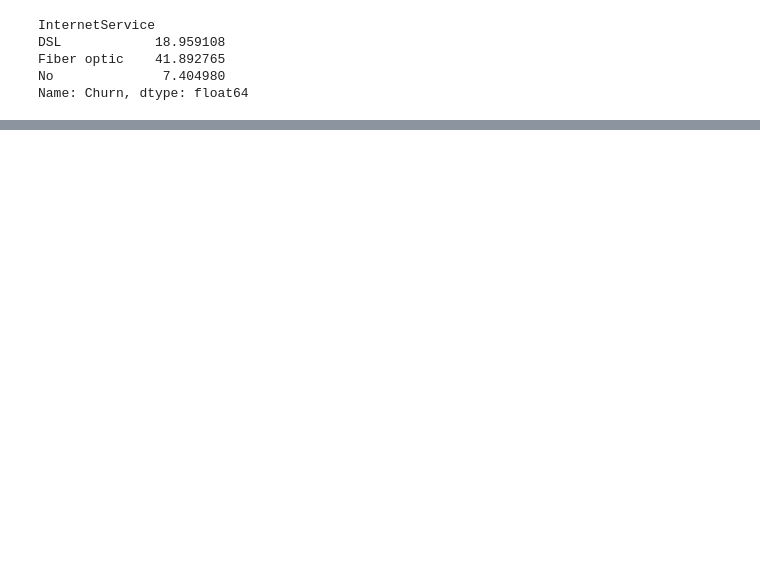
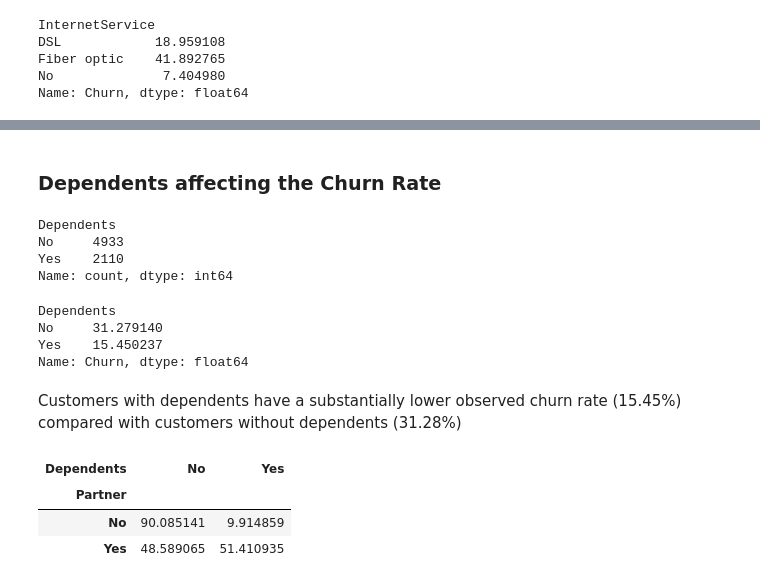
Before and after one commit to Aka101010/mlops-ml-project, a Jupyter notebook: 01_eda.ipynb, the cells around one changed output, grey strips where cells are left out. Drawn from its saved outputs; the diff is of its cells as text; code cells hidden in the pictures; blank space fills up the shorter version.

```diff
--- a/01_eda.ipynb
+++ b/01_eda.ipynb
@@ -728,0 +867,35 @@ Name: Churn, dtype: float64
+# %% [markdown]
+### Dependents affecting the Churn Rate
+# %%
+df["Dependents"].value_counts()
+# %% [output]
+Dependents
+No     4933
+Yes    2110
+Name: count, dtype: int64
+# %%
+dependents_churn = (
+    df.groupby("Dependents")["Churn"]
+      .apply(lambda x: (x == "Yes").mean() * 100)
+      .sort_values(ascending=False)
+)
+
+print(dependents_churn)
+# %% [output]
+Dependents
+No     31.279140
+Yes    15.450237
+Name: Churn, dtype: float64
+# %% [markdown]
+Customers with dependents have a substantially lower observed churn rate (15.45%) compared with customers without dependents (31.28%)
+# %%
+pd.crosstab(
+    df["Partner"],
+    df["Dependents"],
+    normalize="index"
+) * 100
+# %% [output]
+| Dependents | No | Yes |
+| Partner |  |  |
+| No | 90.085141 | 9.914859 |
+| Yes | 48.589065 | 51.410935 |
```
Also changed, not shown: parts of 49 cells of this notebook.
